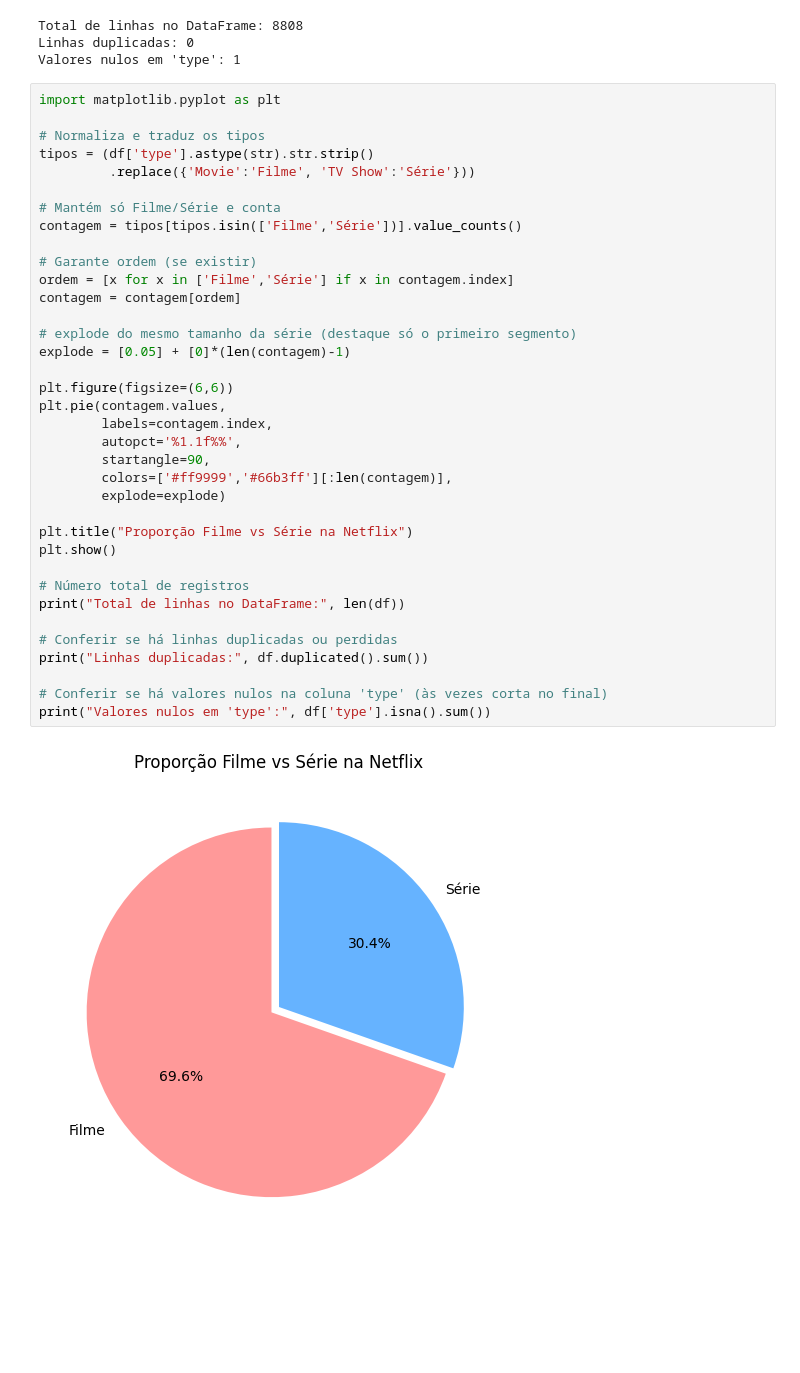
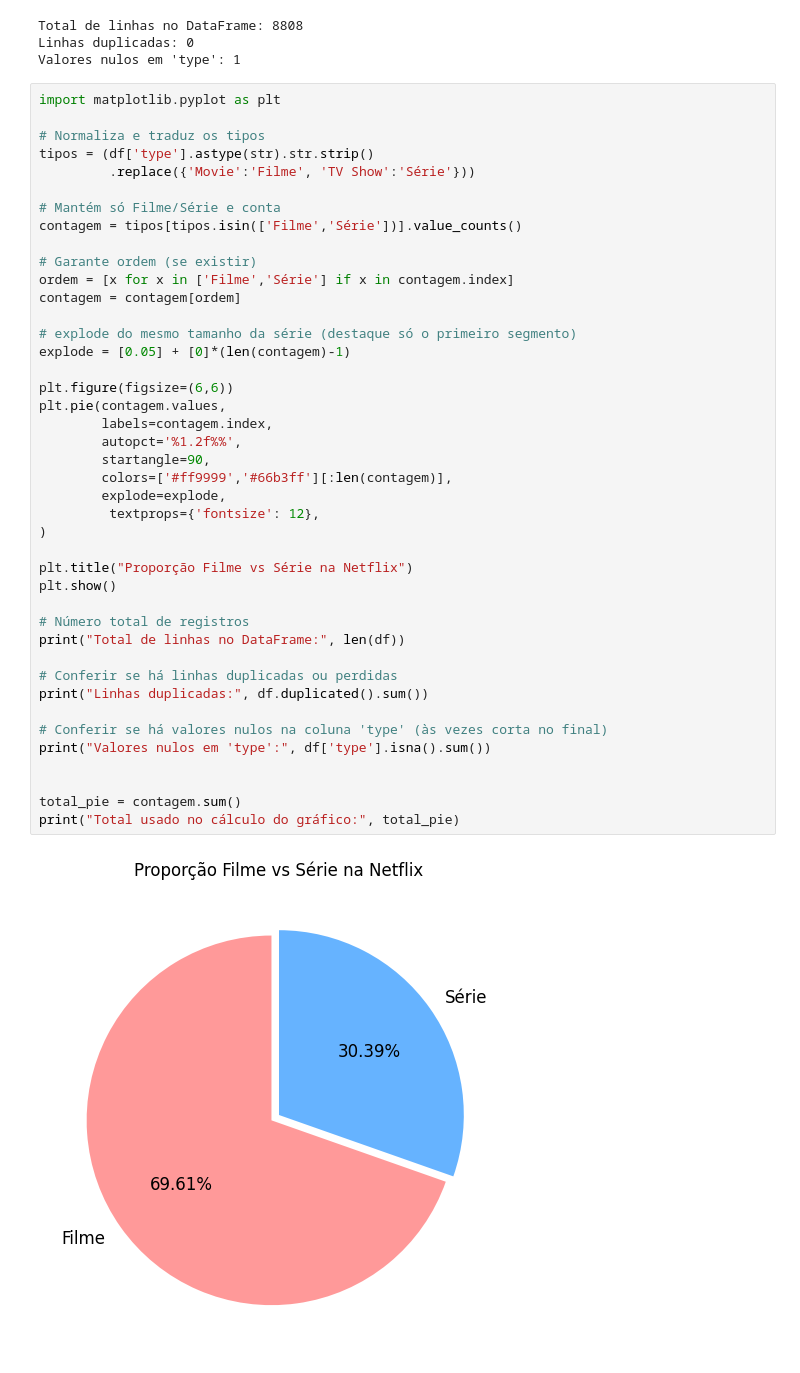
Before and after one commit to isadoraxaavier/trabalho_estatistica, a Jupyter notebook: Estatística.ipynb, the cells around one changed output. Drawn from its saved outputs; the diff is of its cells as text; blank space fills up the shorter version.

```diff
--- a/Estatística.ipynb
+++ b/Estatística.ipynb
@@ -81,33 +97,39 @@ tipos = (df['type'].astype(str).str.strip()
          .replace({'Movie':'Filme', 'TV Show':'Série'}))
 
 # Mantém só Filme/Série e conta
 contagem = tipos[tipos.isin(['Filme','Série'])].value_counts()
 
 # Garante ordem (se existir)
 ordem = [x for x in ['Filme','Série'] if x in contagem.index]
 contagem = contagem[ordem]
 
 # explode do mesmo tamanho da série (destaque só o primeiro segmento)
 explode = [0.05] + [0]*(len(contagem)-1)
 
 plt.figure(figsize=(6,6))
 plt.pie(contagem.values,
         labels=contagem.index,
-        autopct='%1.1f%%',
+        autopct='%1.2f%%',
         startangle=90,
         colors=['#ff9999','#66b3ff'][:len(contagem)],
-        explode=explode)
+        explode=explode,
+         textprops={'fontsize': 12},
+)
 
 plt.title("Proporção Filme vs Série na Netflix")
 plt.show()
 
 # Número total de registros
 print("Total de linhas no DataFrame:", len(df))
 
 # Conferir se há linhas duplicadas ou perdidas
 print("Linhas duplicadas:", df.duplicated().sum())
 
 # Conferir se há valores nulos na coluna 'type' (às vezes corta no final)
 print("Valores nulos em 'type':", df['type'].isna().sum())
+
+
+total_pie = contagem.sum()
+print("Total usado no cálculo do gráfico:", total_pie)
 # %% [output]
-[figure, old version]
+[figure, new version]
```
Also changed, not shown: parts of 9 cells of this notebook.
